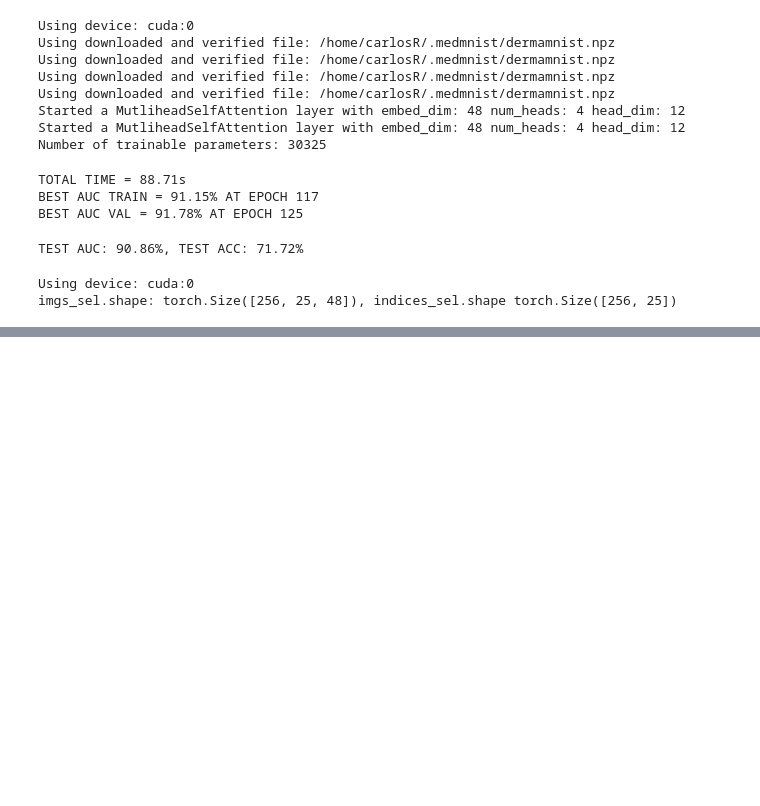
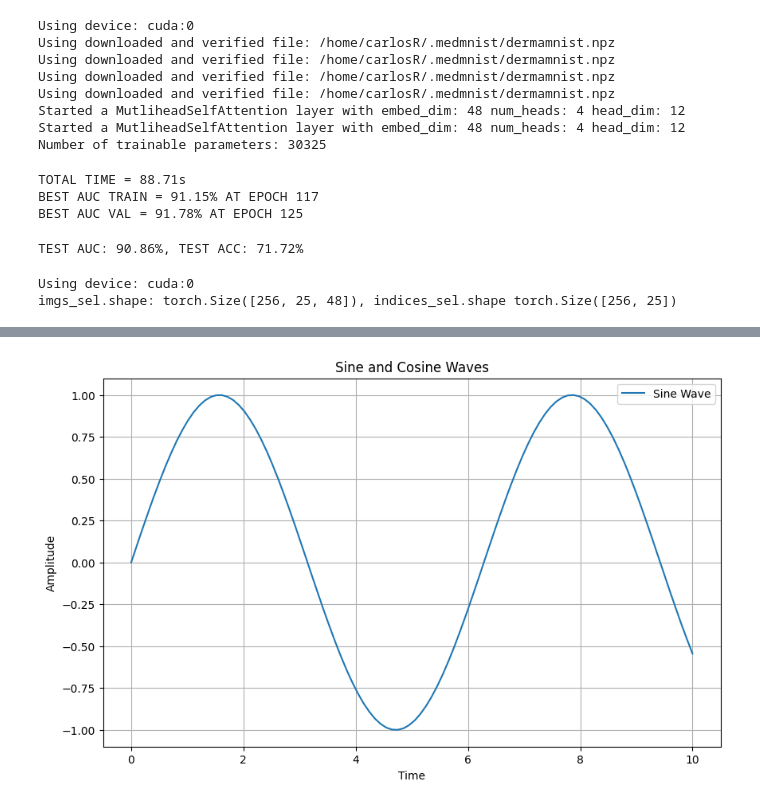
Before and after one commit to Mr-ion77/Transformers, a Jupyter notebook: Tests.ipynb, the cells around one changed output, grey strips where cells are left out. Cells and saved outputs as stored; diff of their text form; code cells hidden in the pictures; blank space fills up the shorter version.

```diff
--- a/Tests.ipynb
+++ b/Tests.ipynb
@@ -813,0 +1062,9 @@ def make_demo_qnode(n_wires=3, rotate=False, device_name='default.qubit'):
+# %%
+time = torch.linspace(0, 10, steps=100)
+data = torch.stack( [torch.sin(time)  ] )  # 2 channels , torch.cos(time)
+channel_info = {0: 'Sine Wave'} #, 1: 'Cosine Wave'
+
+ts = TimeSeries(data = data, time=time, channel_info=channel_info)
+ts.plot(title="Sine and Cosine Waves", xlabel="Time", ylabel="Amplitude")
+# %% [output]
+[figure, added]
```
Also changed, not shown: parts of 3 cells of this notebook, 13 other files.
